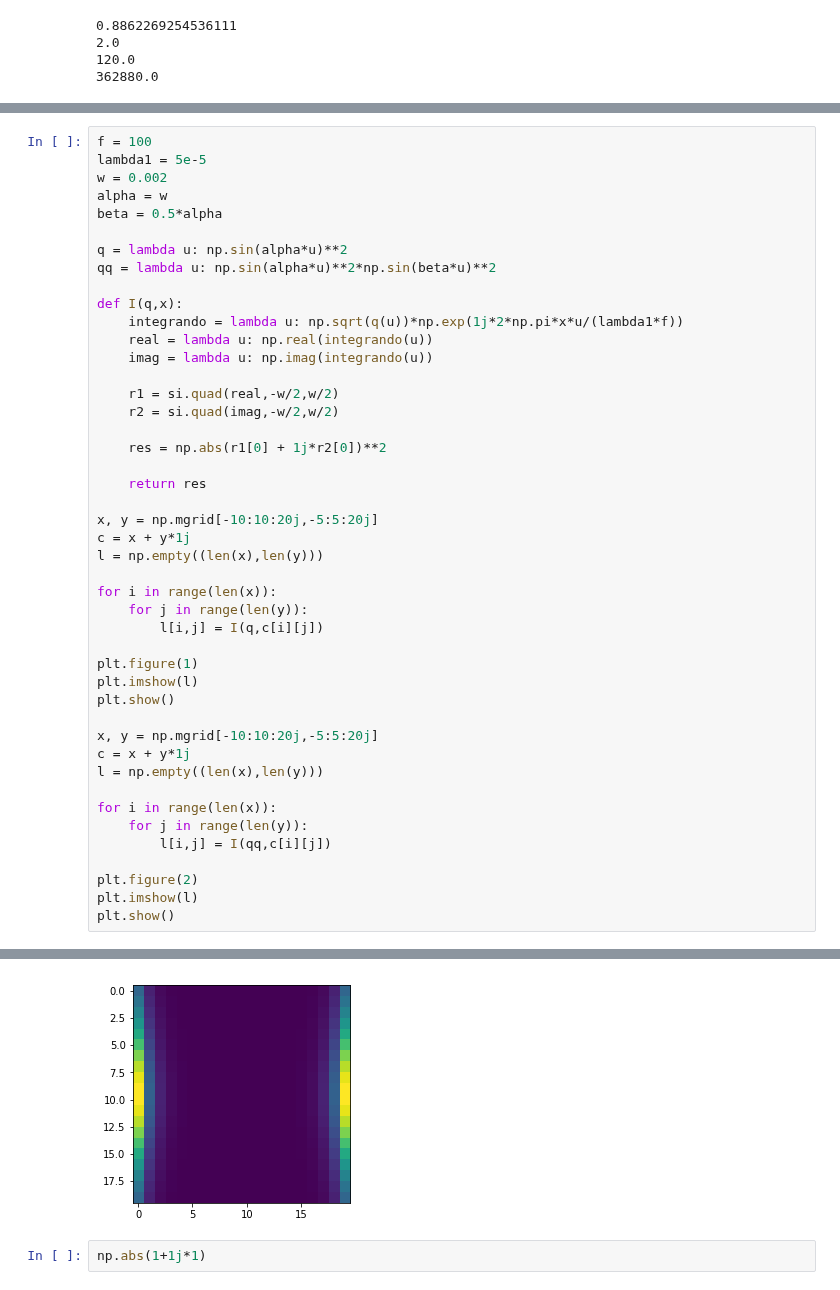
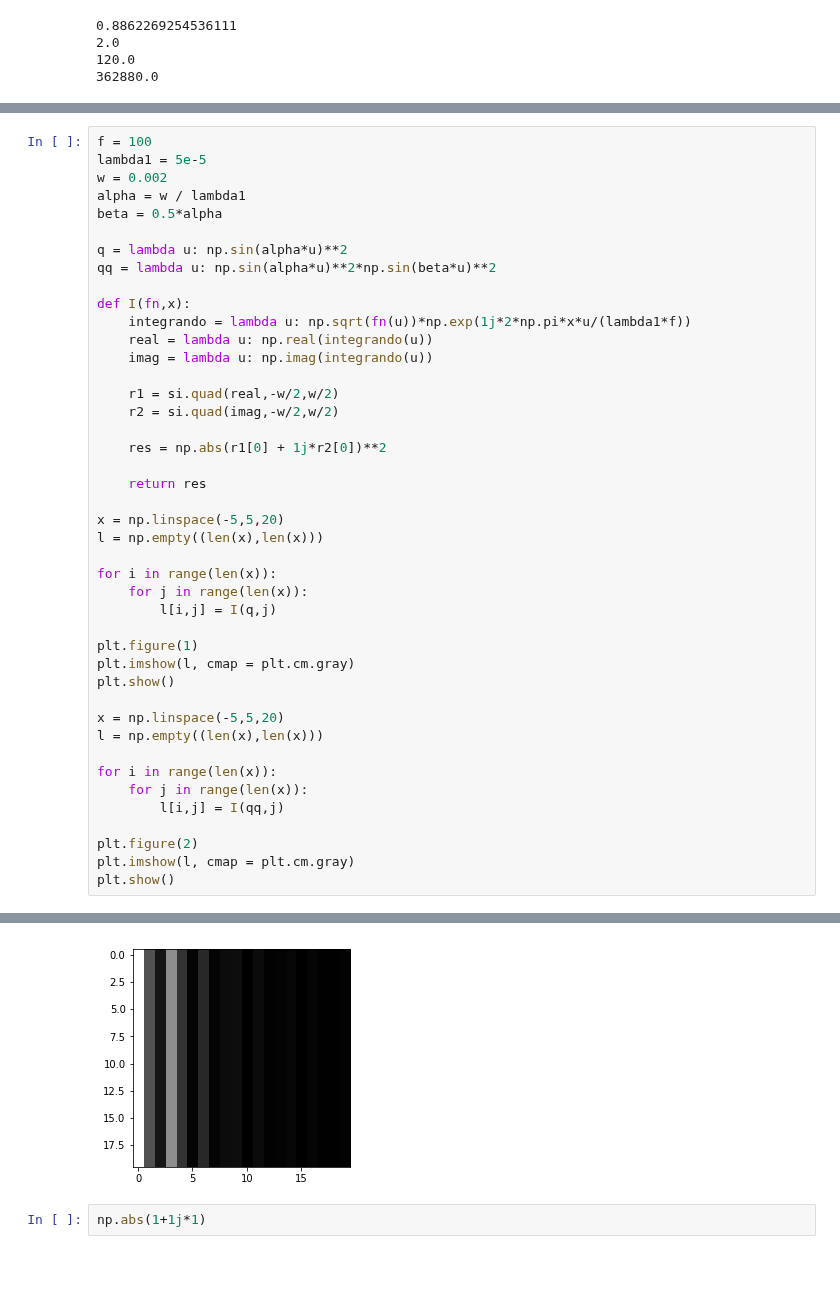
Before and after one commit to ignaciop/python_varios, a Jupyter notebook: cp-newman-ch5.ipynb, the cells around one changed output, grey strips where cells are left out. Saved outputs shown, nothing was run; the diff lists cells and outputs as text.

```diff
--- a/cp-newman-ch5.ipynb
+++ b/cp-newman-ch5.ipynb
@@ -462,14 +491,14 @@ print(gamma(10))
 f = 100
 lambda1 = 5e-5
 w = 0.002
-alpha = w
+alpha = w / lambda1
 beta = 0.5*alpha
 
 q = lambda u: np.sin(alpha*u)**2
 qq = lambda u: np.sin(alpha*u)**2*np.sin(beta*u)**2
 
-def I(q,x):
-    integrando = lambda u: np.sqrt(q(u))*np.exp(1j*2*np.pi*x*u/(lambda1*f))
+def I(fn,x):
+    integrando = lambda u: np.sqrt(fn(u))*np.exp(1j*2*np.pi*x*u/(lambda1*f))
     real = lambda u: np.real(integrando(u))
     imag = lambda u: np.imag(integrando(u))
 
@@ -480,27 +509,25 @@ def I(q,x):
 
     return res
 
-x, y = np.mgrid[-10:10:20j,-5:5:20j]
-c = x + y*1j
-l = np.empty((len(x),len(y)))
+x = np.linspace(-5,5,20)
+l = np.empty((len(x),len(x)))
 
 for i in range(len(x)):
-    for j in range(len(y)):
-        l[i,j] = I(q,c[i][j])
+    for j in range(len(x)):
+        l[i,j] = I(q,j)
 
 plt.figure(1)
-plt.imshow(l)
+plt.imshow(l, cmap = plt.cm.gray)
 plt.show()
 
-x, y = np.mgrid[-10:10:20j,-5:5:20j]
-c = x + y*1j
-l = np.empty((len(x),len(y)))
+x = np.linspace(-5,5,20)
+l = np.empty((len(x),len(x)))
 
 for i in range(len(x)):
-    for j in range(len(y)):
-        l[i,j] = I(qq,c[i][j])
+    for j in range(len(x)):
+        l[i,j] = I(qq,j)
 
 plt.figure(2)
-plt.imshow(l)
+plt.imshow(l, cmap = plt.cm.gray)
 plt.show()
 # %% [output]
@@ -508,4 +535,4 @@ plt.show()
-[figure, old version]
+[figure, new version]
 # %%
 np.abs(1+1j*1)
 # %% [output]
```
Also changed, not shown: parts of 7 cells of this notebook.
